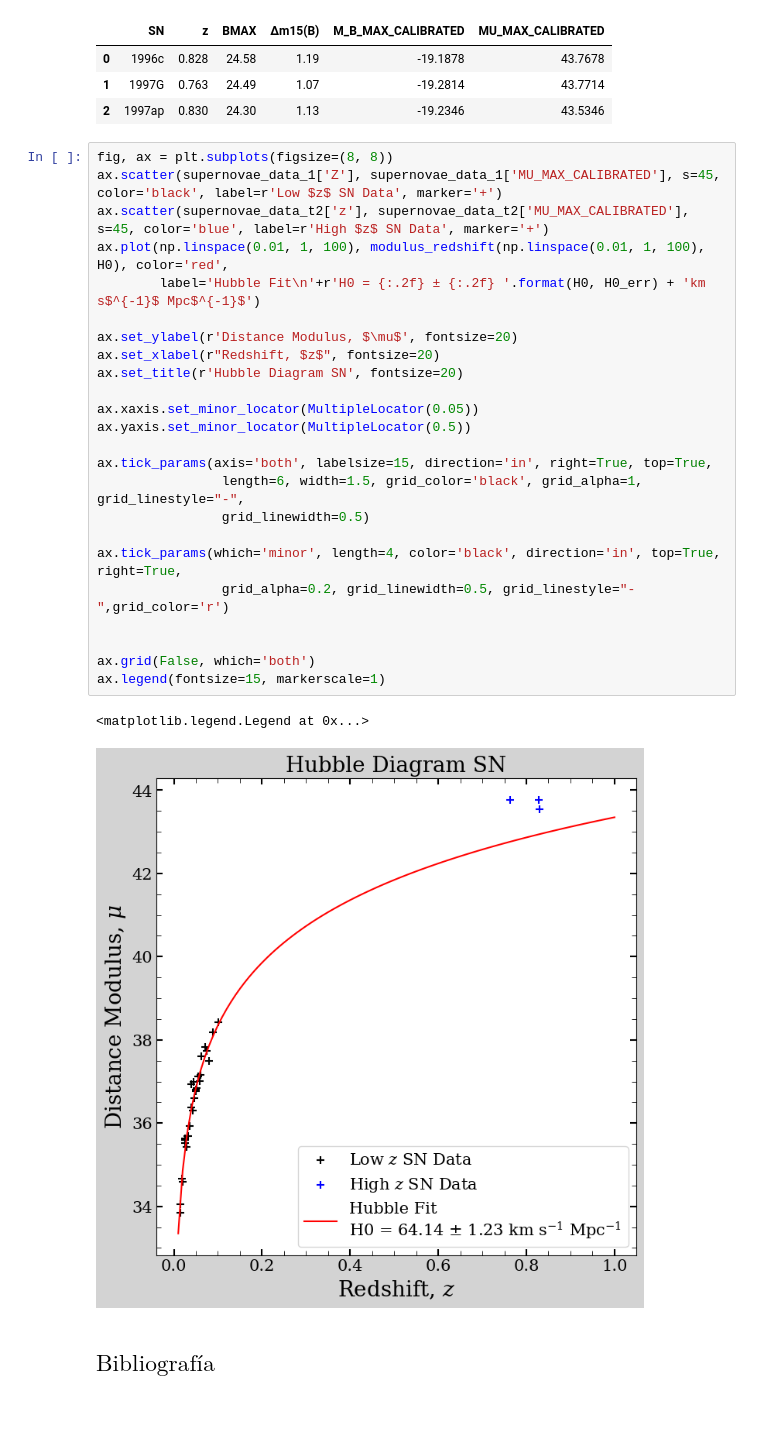
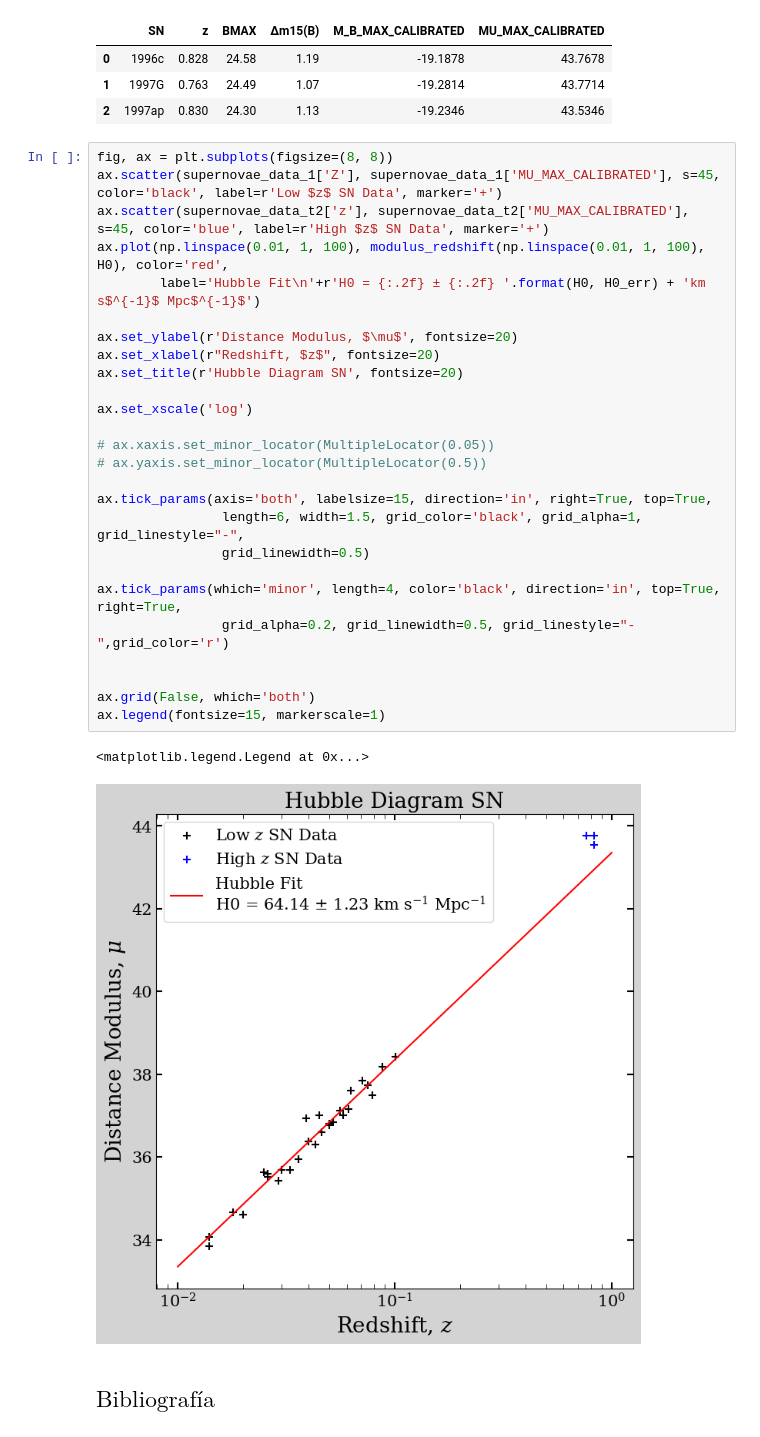
Before and after one commit to ojedarcelo/astrocodigos, a Jupyter notebook: AST0411 - Astrofísica Extragaláctica/Tareas/Tarea 1/tarea_1.ipynb, the cells around one changed output. Cells and saved outputs as stored; diff of their text form.

```diff
--- a/AST0411 - Astrofísica Extragaláctica/Tareas/Tarea 1/tarea_1.ipynb
+++ b/AST0411 - Astrofísica Extragaláctica/Tareas/Tarea 1/tarea_1.ipynb
@@ -1373,30 +1382,32 @@ supernovae_data_t2.head()
 # %%
 fig, ax = plt.subplots(figsize=(8, 8))
 ax.scatter(supernovae_data_1['Z'], supernovae_data_1['MU_MAX_CALIBRATED'], s=45, color='black', label=r'Low $z$ SN Data', marker='+')
 ax.scatter(supernovae_data_t2['z'], supernovae_data_t2['MU_MAX_CALIBRATED'], s=45, color='blue', label=r'High $z$ SN Data', marker='+')
 ax.plot(np.linspace(0.01, 1, 100), modulus_redshift(np.linspace(0.01, 1, 100), H0), color='red',
         label='Hubble Fit\n'+r'H0 = {:.2f} ± {:.2f} '.format(H0, H0_err) + 'km s$^{-1}$ Mpc$^{-1}$')
 
 ax.set_ylabel(r'Distance Modulus, $\mu$', fontsize=20)
 ax.set_xlabel(r"Redshift, $z$", fontsize=20)
 ax.set_title(r'Hubble Diagram SN', fontsize=20)
 
-ax.xaxis.set_minor_locator(MultipleLocator(0.05))
-ax.yaxis.set_minor_locator(MultipleLocator(0.5))
+ax.set_xscale('log')
+
+# ax.xaxis.set_minor_locator(MultipleLocator(0.05))
+# ax.yaxis.set_minor_locator(MultipleLocator(0.5))
 
 ax.tick_params(axis='both', labelsize=15, direction='in', right=True, top=True,
                 length=6, width=1.5, grid_color='black', grid_alpha=1, grid_linestyle="-",
                 grid_linewidth=0.5)
 
 ax.tick_params(which='minor', length=4, color='black', direction='in', top=True, right=True,
                 grid_alpha=0.2, grid_linewidth=0.5, grid_linestyle="-",grid_color='r')
 
 
 ax.grid(False, which='both')
 ax.legend(fontsize=15, markerscale=1)
 # %% [output]
 <matplotlib.legend.Legend at 0x...>
-[figure, old version]
+[figure, new version]
 # %% [markdown]
 ## $\text{Bibliografía}$
 # %% [markdown]
```
Also changed, not shown: parts of 4 cells of this notebook.
